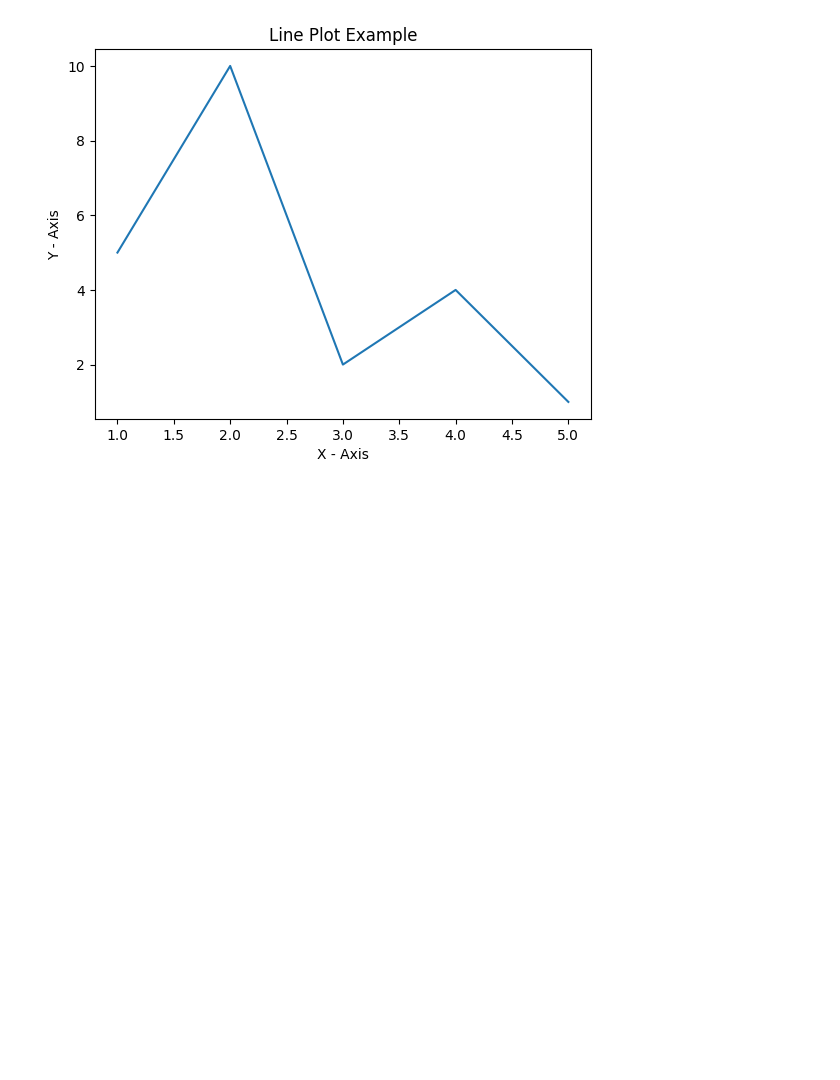
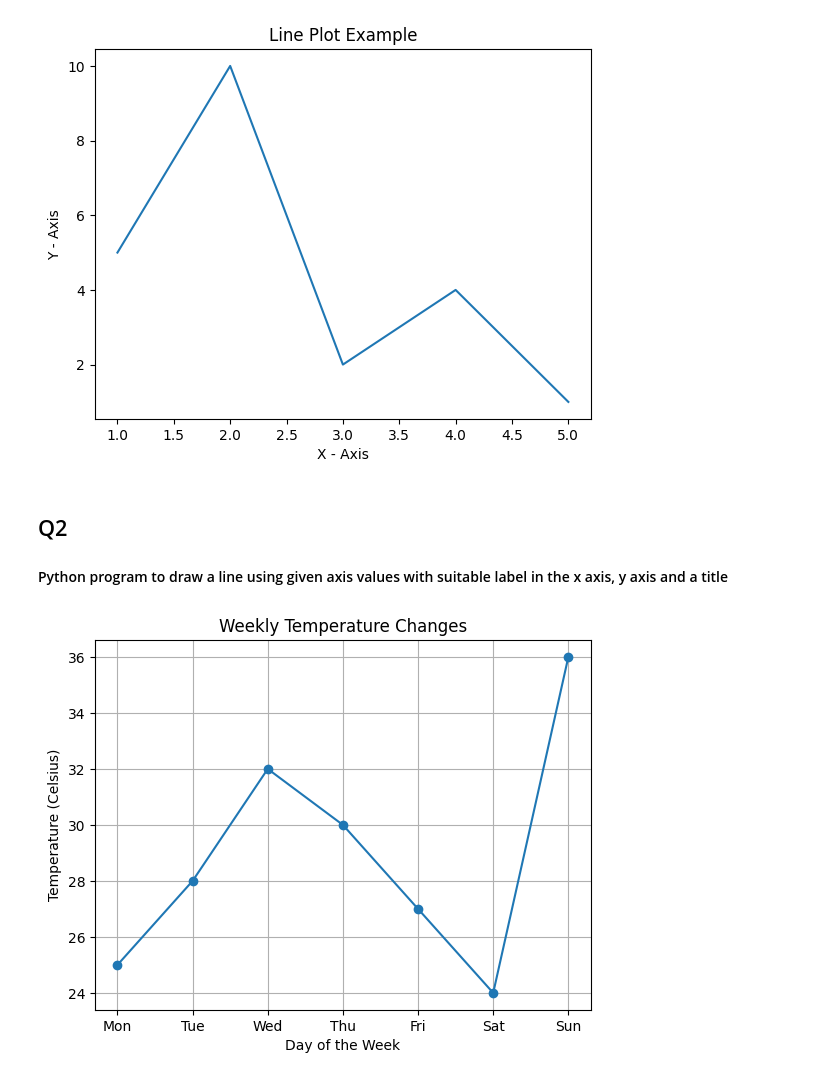
Before and after one commit to ayush-prajapati01/Python-Libraries, a Jupyter notebook: Matplotlib_Programs/matplotlib_programs.ipynb, the cells around one changed output. Saved outputs shown, nothing was run; the diff lists cells and outputs as text; code cells hidden in the pictures; blank space fills up the shorter version.

Commit message:
[Ayush] Add: Python program to draw a line using given axis values with suitable label in the x axis, y axis and a title

```diff
--- a/Matplotlib_Programs/matplotlib_programs.ipynb
+++ b/Matplotlib_Programs/matplotlib_programs.ipynb
@@ -48,3 +48,26 @@ if __name__ == "__main__":
     main()
 # %% [output]
 [figure]
+# %% [markdown]
+## Q2
+#### Python program to draw a line using given axis values with suitable label in the x axis, y axis and a title
+# %%
+def main():
+    # Data: Daily temperatures in Celsius
+    temperatures = [25, 28, 32, 30, 27, 24, 36]
+
+    # Corresponding days of the week
+    days = ['Mon', 'Tue', 'Wed', 'Thu', 'Fri', 'Sat', 'Sun']
+
+    plt.plot(days, temperatures, marker = 'o')
+    plt.xlabel('Day of the Week')
+    plt.ylabel('Temperature (Celsius)')
+    plt.title('Weekly Temperature Changes')
+    plt.grid(True)
+    plt.show()
+
+
+if __name__ == "__main__":
+    main()
+# %% [output]
+[figure, added]
```
